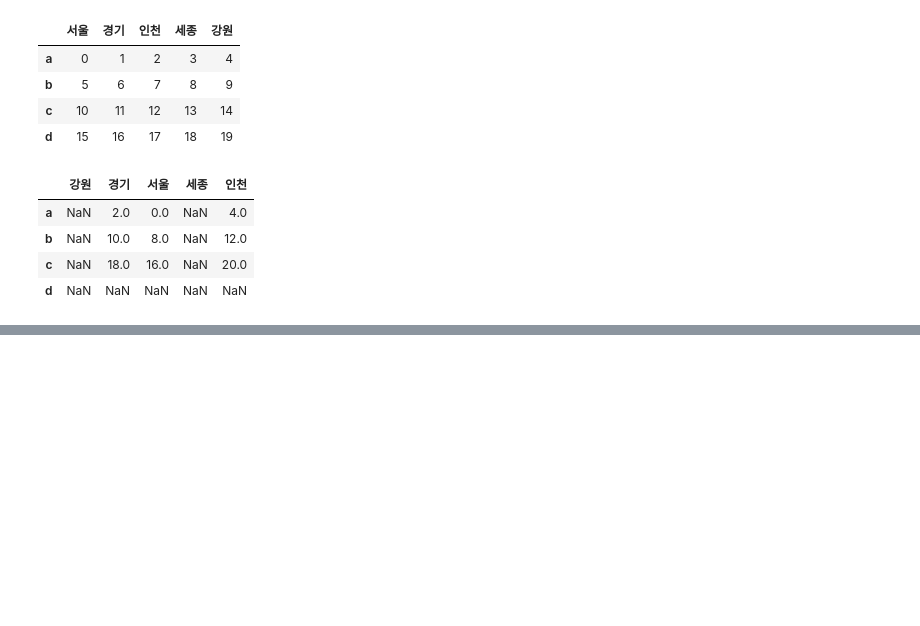
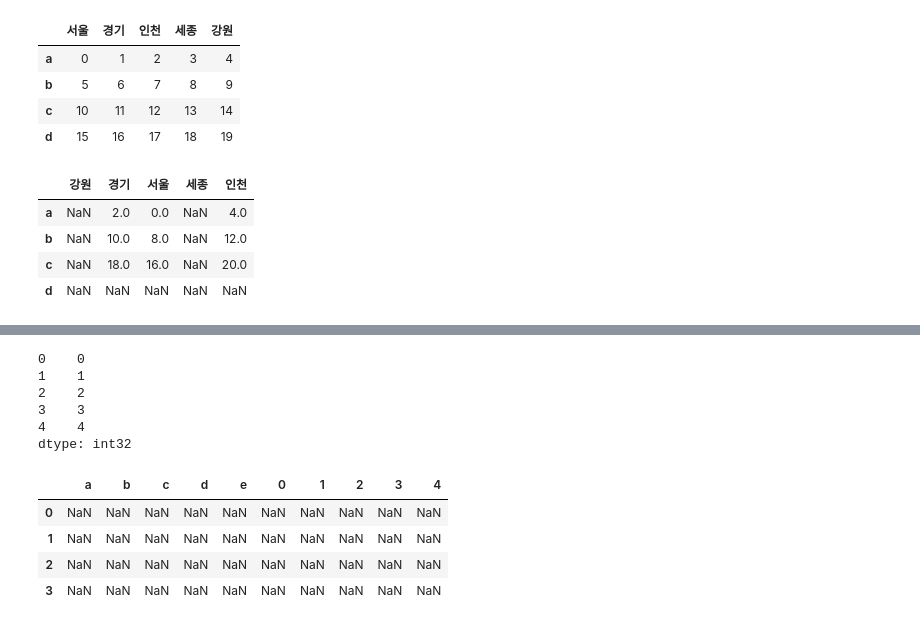
Before and after one commit to Andante8989/python, a Jupyter notebook: 팬더스/2. DataFrame 자료형.ipynb, the cells around one changed output, grey strips where cells are left out. Saved outputs shown, nothing was run; the diff lists cells and outputs as text; code cells hidden in the pictures; blank space fills up the shorter version.

Commit message:
python data wrangling

```diff
--- a/팬더스/2. DataFrame 자료형.ipynb
+++ b/팬더스/2. DataFrame 자료형.ipynb
@@ -865,0 +982,6 @@ df1.add(df2, fill_value=0)
+# %%
+# 데이터프레임
+# 컬럼명 : a, b, c, d, e
+# 데이터 : 20개의 0
+df2 = pd.DataFrame(np.zeros((4,5)), columns=['a','b','c','d','e'])
+df2
@@ -865,0 +994,23 @@ df1.add(df2, fill_value=0)
+# %%
+# 기본 인덱스를 가진 시리즈
+# 데이터 0, 1, 2, 3, 4
+s2 = pd.Series(np.arange(5))
+s2
+# %% [output]
+0    0
+1    1
+2    2
+3    3
+4    4
+dtype: int32
+# %%
+# 열 단위 산술 연산
+# 기본 동작 : Series의 로우 인덱스를 df의 컬럼에서 매핑
+# 결과해석
+df2.sub(s2)
+# %% [output]
+|  | a | b | c | d | e | 0 | 1 | 2 | 3 | 4 |
+| 0 | NaN | NaN | NaN | NaN | NaN | NaN | NaN | NaN | NaN | NaN |
+| 1 | NaN | NaN | NaN | NaN | NaN | NaN | NaN | NaN | NaN | NaN |
+| 2 | NaN | NaN | NaN | NaN | NaN | NaN | NaN | NaN | NaN | NaN |
+| 3 | NaN | NaN | NaN | NaN | NaN | NaN | NaN | NaN | NaN | NaN |
```
Also changed, not shown: parts of 22 cells of this notebook, 1 other file.
